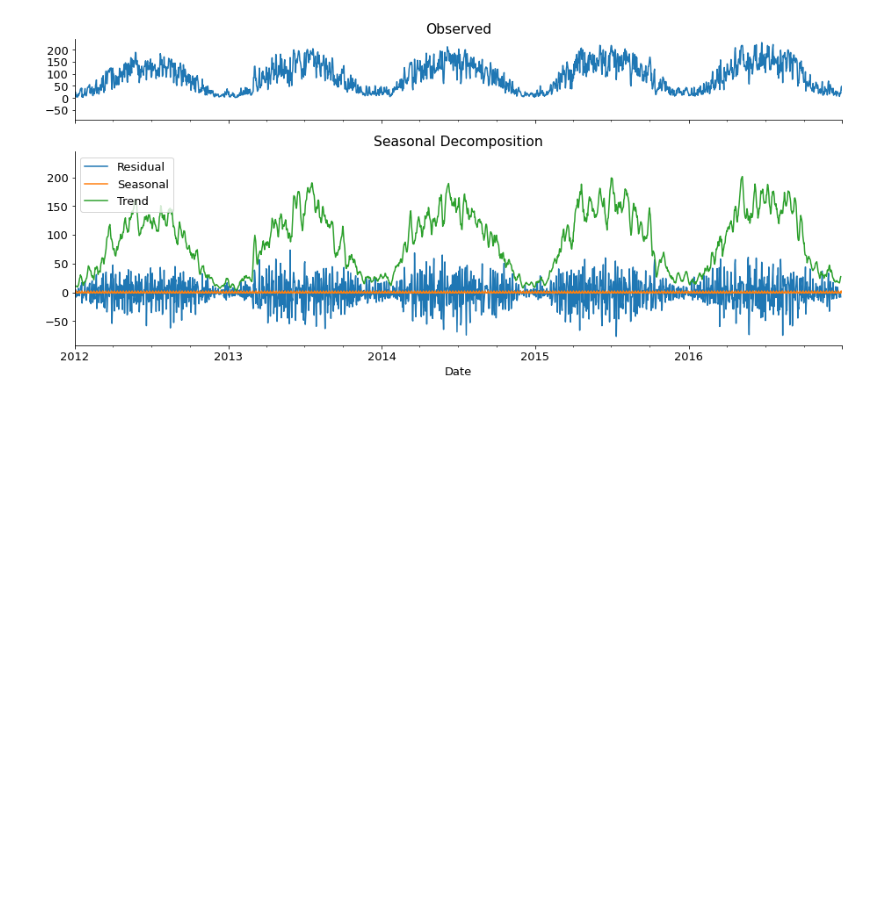
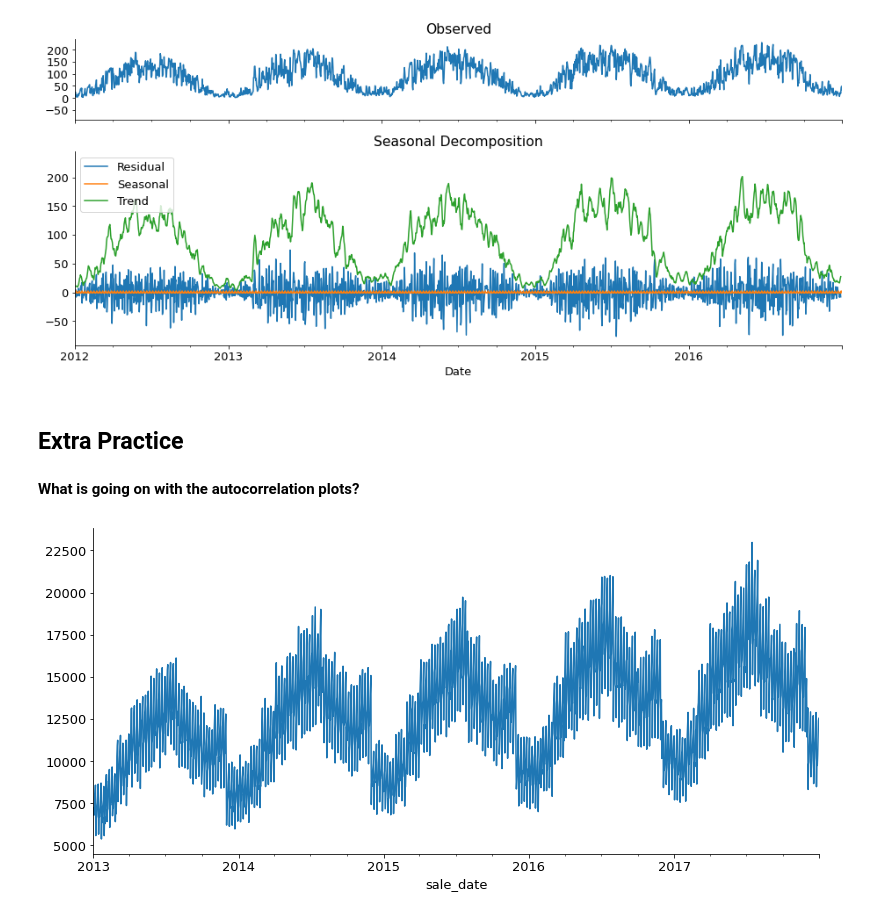
Before and after one commit to adam-talbot/time-series-exercises, a Jupyter notebook: explore.ipynb, the cells around one changed output. Drawn from its saved outputs; the diff is of its cells as text; code cells hidden in the pictures; blank space fills up the shorter version.

```diff
--- a/explore.ipynb
+++ b/explore.ipynb
@@ -560,3 +547,10 @@ result.Observed.plot(ax=ax2, title='Observed')
 fig.tight_layout();
 # %% [output]
 [figure]
+# %% [markdown]
+## Extra Practice
+# %% [markdown]
+**What is going on with the autocorrelation plots?**
+# %%
+# read in data
+df = p.get_clean_sales_data()
@@ -562,0 +568,4 @@ fig.tight_layout();
+# %%
+store_1_sales.resample('D').sum().plot();
+# %% [output]
+[figure, added]
```
Also changed, not shown: parts of 7 cells of this notebook, 1 other file.
